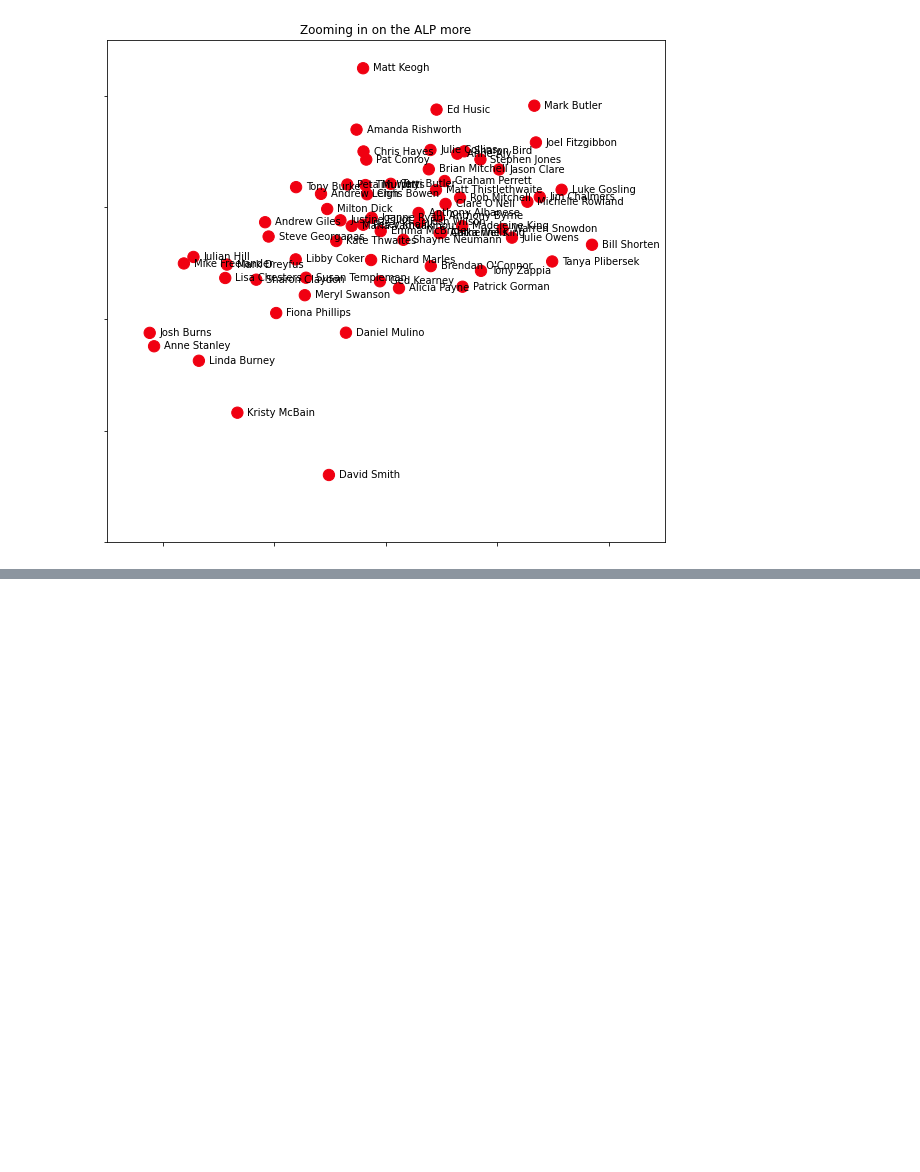
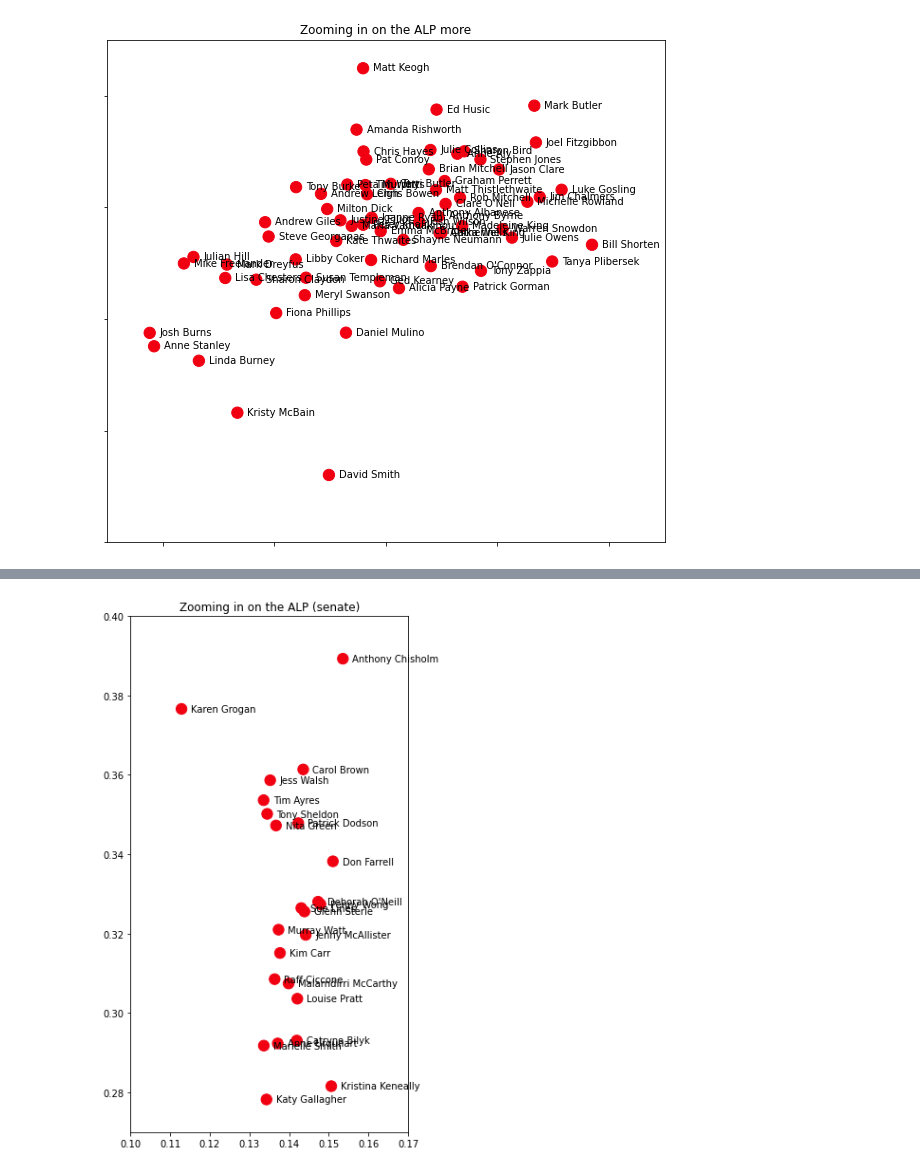
Before and after one commit to openaustralia/visualise-votes-mds, a Jupyter notebook: notebook.ipynb, the cells around one changed output, grey strips where cells are left out. Drawn from its saved outputs; the diff is of its cells as text; code cells hidden in the pictures; blank space fills up the shorter version.

```diff
--- a/notebook.ipynb
+++ b/notebook.ipynb
@@ -194,0 +346,4 @@ plot_zoomed(0.463, 0.473, 0.218, 0.227, title="Zooming in on the ALP more")
+# %%
+plot_zoomed(0.1, 0.17, 0.27, 0.4, title="Zooming in on the ALP (senate)", show_ticks=True)
+# %% [output]
+[figure, added]
```
Also changed, not shown: parts of 34 cells of this notebook.
